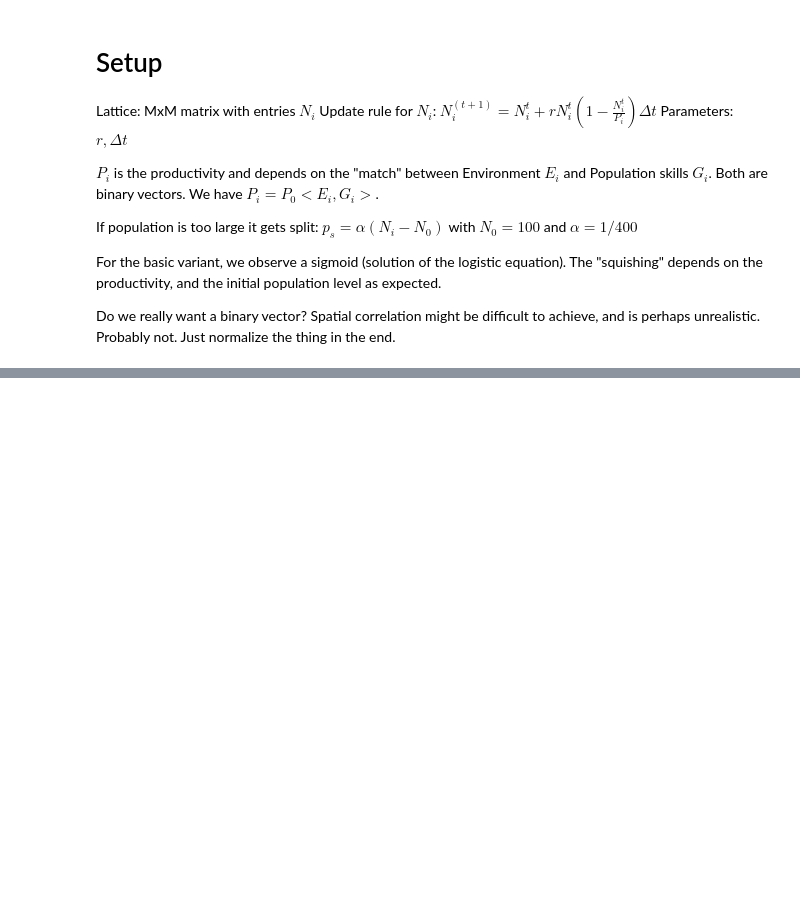
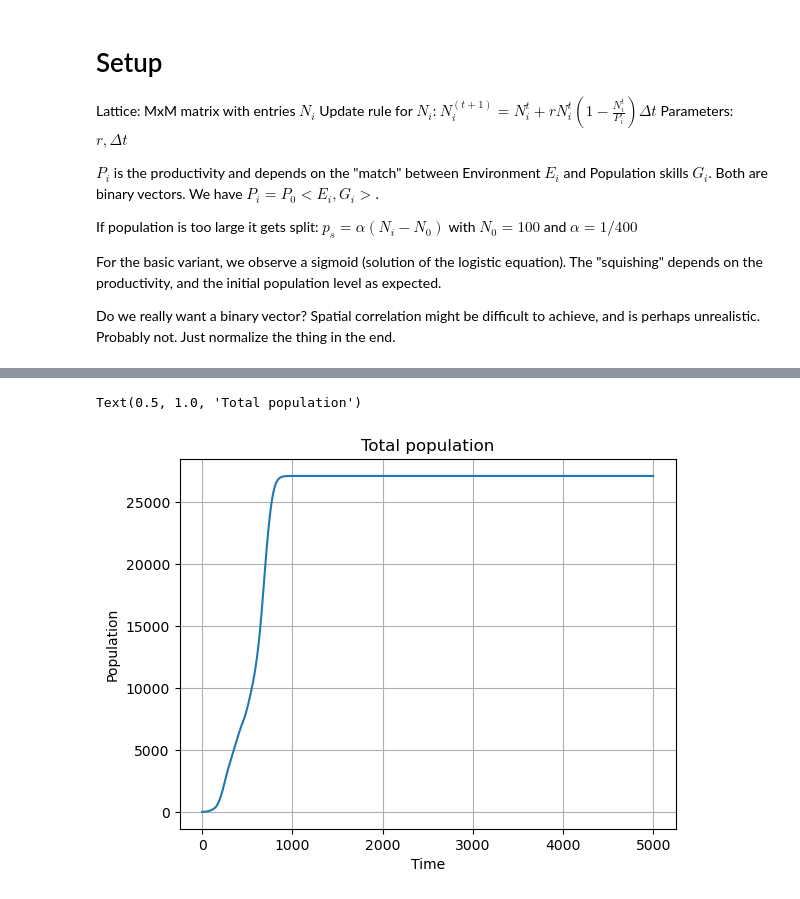
Before and after one commit to LeoKonzett/csh-vienna-abm, a Jupyter notebook: Agent_Dynamics_Playground.ipynb, the cells around one changed output, grey strips where cells are left out. Saved outputs shown, nothing was run; the diff lists cells and outputs as text; code cells hidden in the pictures; blank space fills up the shorter version.

```diff
--- a/Agent_Dynamics_Playground.ipynb
+++ b/Agent_Dynamics_Playground.ipynb
@@ -225,0 +349,12 @@ Text(0.5, 1.0, 'Population dynamics for a selected cell')
+# %%
+# Get entire population
+pop_total = np.sum(pop_t, axis=(1, 2))
+
+plt.plot(pop_total)
+plt.grid()
+plt.xlabel("Time")
+plt.ylabel("Population")
+plt.title("Total population")
+# %% [output]
+Text(0.5, 1.0, 'Total population')
+[figure, added]
```
Also changed, not shown: parts of 12 cells of this notebook.
